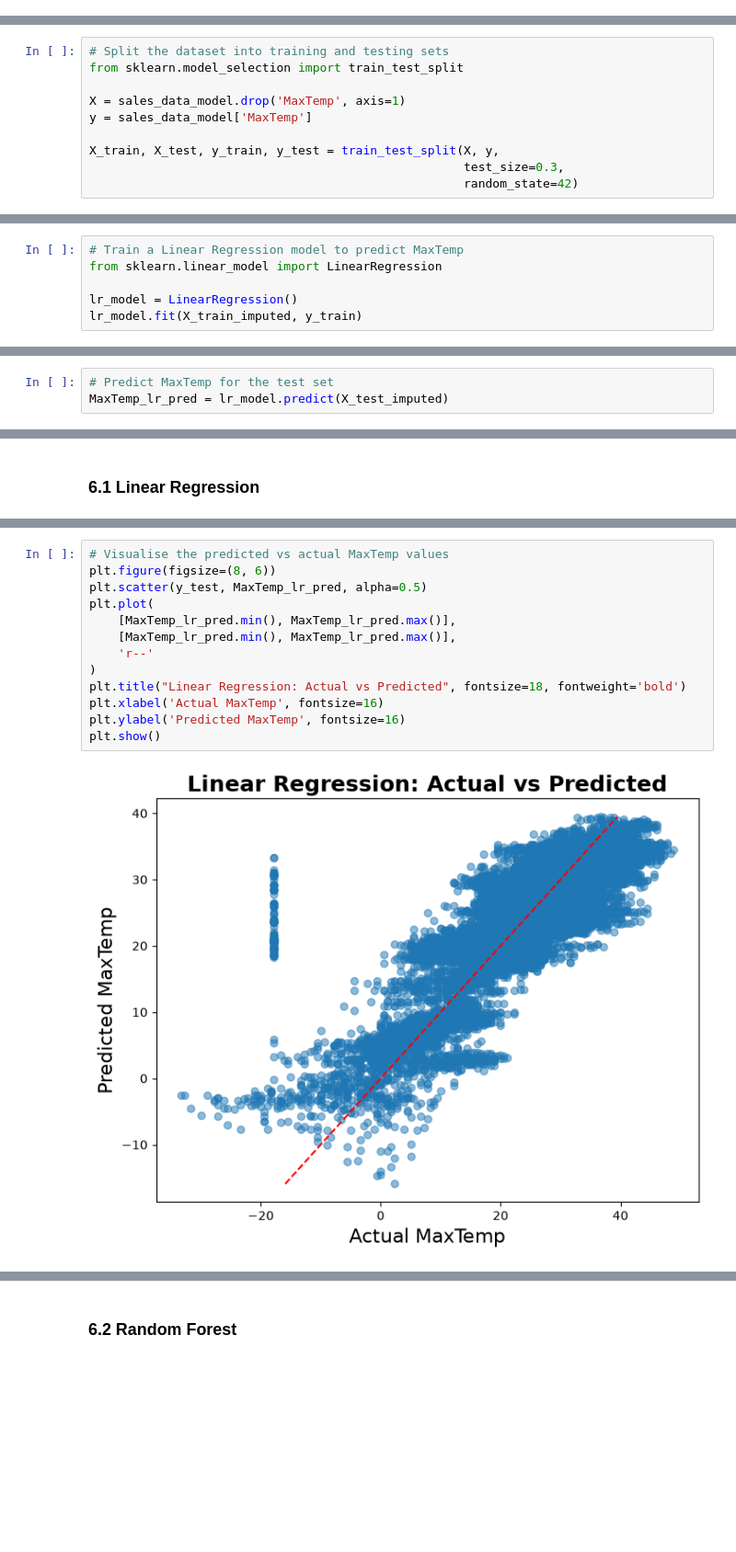
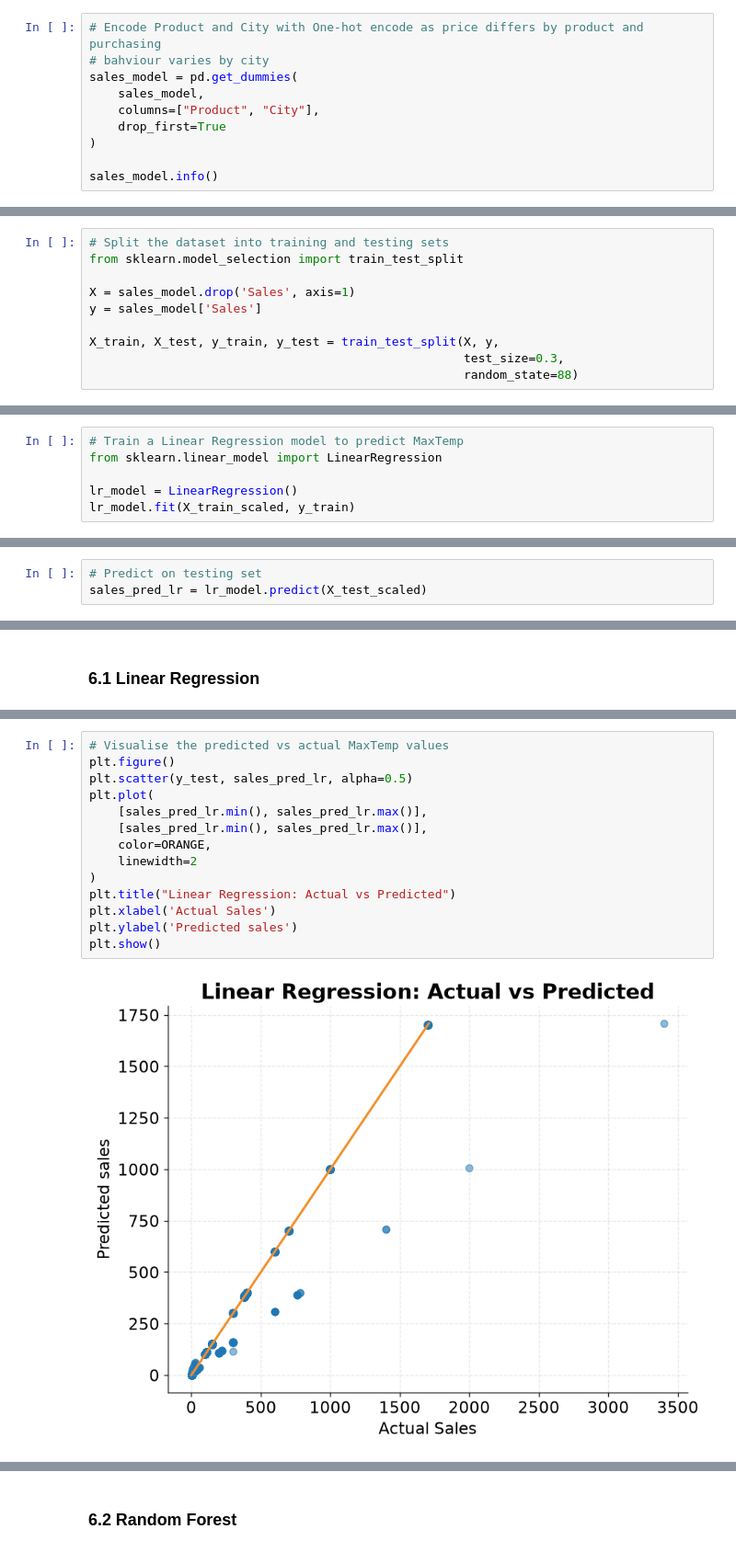
Before and after one commit to Ivy219/2026-Phase-2-Data-Science-IvyTANG, a Jupyter notebook: Part3/part3_submission.ipynb, the cells around one changed output, grey strips where cells are left out. Shown at 92% size. Drawn from its saved outputs; the diff is of its cells as text; blank space fills up the shorter version.

```diff
--- a/Part3/part3_submission.ipynb
+++ b/Part3/part3_submission.ipynb
@@ -788,0 +787,10 @@ plt.show()
+# %%
+# Encode Product and City with One-hot encode as price differs by product and purchasing
+# bahviour varies by city
+sales_model = pd.get_dummies(
+    sales_model,
+    columns=["Product", "City"],
+    drop_first=True
+)
+
+sales_model.info()
@@ -792,12 +818,12 @@ plt.show()
 # Split the dataset into training and testing sets
 from sklearn.model_selection import train_test_split
 
-X = sales_data_model.drop('MaxTemp', axis=1)
-y = sales_data_model['MaxTemp']
+X = sales_model.drop('Sales', axis=1)
+y = sales_model['Sales']
 
 X_train, X_test, y_train, y_test = train_test_split(X, y,
                                                     test_size=0.3,
-                                                    random_state=42)
+                                                    random_state=88)
 # %%
 # Double check columns in training data
 print(X_train.columns.tolist())
@@ -851,10 +901,10 @@ dtype: int64
 from sklearn.linear_model import LinearRegression
 
 lr_model = LinearRegression()
-lr_model.fit(X_train_imputed, y_train)
+lr_model.fit(X_train_scaled, y_train)
 # %% [output]
 LinearRegression()
 # %%
-# Predict MaxTemp for the test set
-MaxTemp_lr_pred = lr_model.predict(X_test_imputed)
+# Predict on testing set
+sales_pred_lr = lr_model.predict(X_test_scaled)
 # %% [markdown]
@@ -917,15 +966,16 @@ R²  : 0.678
 # %%
 # Visualise the predicted vs actual MaxTemp values
-plt.figure(figsize=(8, 6))
-plt.scatter(y_test, MaxTemp_lr_pred, alpha=0.5)
+plt.figure()
+plt.scatter(y_test, sales_pred_lr, alpha=0.5)
 plt.plot(
-    [MaxTemp_lr_pred.min(), MaxTemp_lr_pred.max()],
-    [MaxTemp_lr_pred.min(), MaxTemp_lr_pred.max()],
-    'r--'
+    [sales_pred_lr.min(), sales_pred_lr.max()],
+    [sales_pred_lr.min(), sales_pred_lr.max()],
+    color=ORANGE,
+    linewidth=2
 )
-plt.title("Linear Regression: Actual vs Predicted", fontsize=18, fontweight='bold')
-plt.xlabel('Actual MaxTemp', fontsize=16)
-plt.ylabel('Predicted MaxTemp', fontsize=16)
+plt.title("Linear Regression: Actual vs Predicted")
+plt.xlabel('Actual Sales')
+plt.ylabel('Predicted sales')
 plt.show()
 # %% [output]
-[figure, old version]
+[figure, new version]
```
Also changed, not shown: parts of 74 cells of this notebook.
